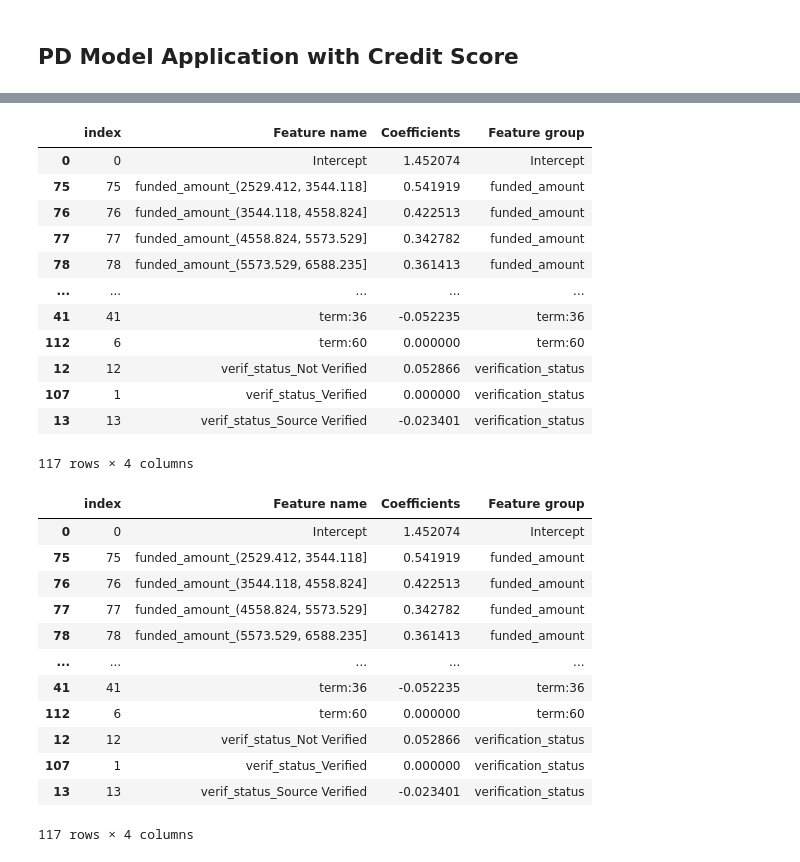
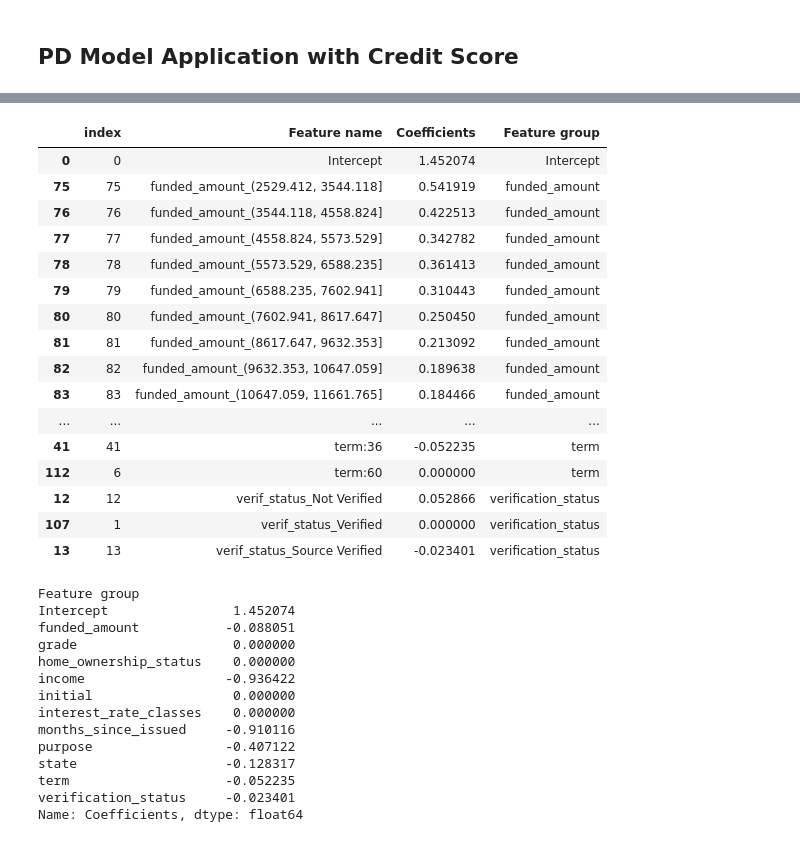
Before and after one commit to OzodbekOzodov/_credit-risk-modeling, a Jupyter notebook: Probability-of-default-model.ipynb, the cells around one changed output, grey strips where cells are left out. Drawn from its saved outputs; the diff is of its cells as text; code cells hidden in the pictures.

Commit message:
finished the scoring model, and fixed errors in the test model

```diff
--- a/Probability-of-default-model.ipynb
+++ b/Probability-of-default-model.ipynb
@@ -353,9 +349,0 @@ pd.options.display.max_columns = 20
-# %%
-import statsmodels.api as sm
-
-# define L1 regularized logistic regression model
-logit_model = sm.Logit(endog=y, exog=x)
-result = logit_model.fit_regularized(method='l1', alpha=0.2, disp=0)
-
-# print summary table with p-values
-print(result.summary())
@@ -1054,41 +963,47 @@ scorecard
 scorecard['Feature group'] = scorecard['Feature name'].str.split(':').str[0]
 scorecard['Feature group'] = scorecard['Feature name'].str.split("_").str[0]
 
 replacements = {'home':'home_ownership_status',
                 'st':'state',
                 "int":'interest_rate_classes',
                 "verif":"verification_status",
                 "funded":"funded_amount",
-                "months":"months_since_issued"}
+                "months":"months_since_issued",
+                "term:36":"term",
+                "term:60":"term"}
 
 scorecard['Feature group'] = scorecard["Feature group"].replace(replacements,regex = True)
 """
 Split the strings in the "Feature name" column of the `scorecard` DataFrame by the ":" character, extract the first element
 from each resulting list, and assign the result to a new column named "Feature group" in the same DataFrame.
 
 Args:
     scorecard (pandas.DataFrame): The DataFrame containing the "Feature name" column to be split and a new column to be created.
 
 Returns:
     None. The function modifies the input DataFrame in place by adding a new column named "Feature group".
 """
 scorecard = scorecard.sort_values(by="Feature group")
-pd.options.display.max_rows = 15
+pd.options.display.max_rows = 200
 pd.options.display.max_columns = None
 scorecard
 # %% [output]
 |  | index | Feature name | Coefficients | Feature group |
 | 0 | 0 | Intercept | 1.452074 | Intercept |
 | 75 | 75 | funded_amount_(2529.412, 3544.118] | 0.541919 | funded_amount |
 | 76 | 76 | funded_amount_(3544.118, 4558.824] | 0.422513 | funded_amount |
 | 77 | 77 | funded_amount_(4558.824, 5573.529] | 0.342782 | funded_amount |
 | 78 | 78 | funded_amount_(5573.529, 6588.235] | 0.361413 | funded_amount |
+| 79 | 79 | funded_amount_(6588.235, 7602.941] | 0.310443 | funded_amount |
+| 80 | 80 | funded_amount_(7602.941, 8617.647] | 0.250450 | funded_amount |
+| 81 | 81 | funded_amount_(8617.647, 9632.353] | 0.213092 | funded_amount |
+| 82 | 82 | funded_amount_(9632.353, 10647.059] | 0.189638 | funded_amount |
+| 83 | 83 | funded_amount_(10647.059, 11661.765] | 0.184466 | funded_amount |
 | ... | ... | ... | ... | ... |
-| 41 | 41 | term:36 | -0.052235 | term:36 |
-| 112 | 6 | term:60 | 0.000000 | term:60 |
+| 41 | 41 | term:36 | -0.052235 | term |
+| 112 | 6 | term:60 | 0.000000 | term |
 | 12 | 12 | verif_status_Not Verified | 0.052866 | verification_status |
 | 107 | 1 | verif_status_Verified | 0.000000 | verification_status |
 | 13 | 13 | verif_status_Source Verified | -0.023401 | verification_status |
-117 rows × 4 columns
 # %%
 # set minimum and maximum credit score
@@ -1097,17 +1012,17 @@ max_score = 850
 # %%
 scorecard.groupby('Feature group')['Coefficients'].min()
-scorecard
 # %% [output]
-|  | index | Feature name | Coefficients | Feature group |
-| 0 | 0 | Intercept | 1.452074 | Intercept |
-| 75 | 75 | funded_amount_(2529.412, 3544.118] | 0.541919 | funded_amount |
-| 76 | 76 | funded_amount_(3544.118, 4558.824] | 0.422513 | funded_amount |
-| 77 | 77 | funded_amount_(4558.824, 5573.529] | 0.342782 | funded_amount |
-| 78 | 78 | funded_amount_(5573.529, 6588.235] | 0.361413 | funded_amount |
-| ... | ... | ... | ... | ... |
-| 41 | 41 | term:36 | -0.052235 | term:36 |
-| 112 | 6 | term:60 | 0.000000 | term:60 |
-| 12 | 12 | verif_status_Not Verified | 0.052866 | verification_status |
-| 107 | 1 | verif_status_Verified | 0.000000 | verification_status |
-| 13 | 13 | verif_status_Source Verified | -0.023401 | verification_status |
-117 rows × 4 columns
+Feature group
+Intercept                1.452074
+funded_amount           -0.088051
+grade                    0.000000
+home_ownership_status    0.000000
+income                  -0.936422
+initial                  0.000000
+interest_rate_classes    0.000000
+months_since_issued     -0.910116
+purpose                 -0.407122
+state                   -0.128317
+term                    -0.052235
+verification_status     -0.023401
+Name: Coefficients, dtype: float64
```
Also changed, not shown: parts of 40 cells of this notebook.
